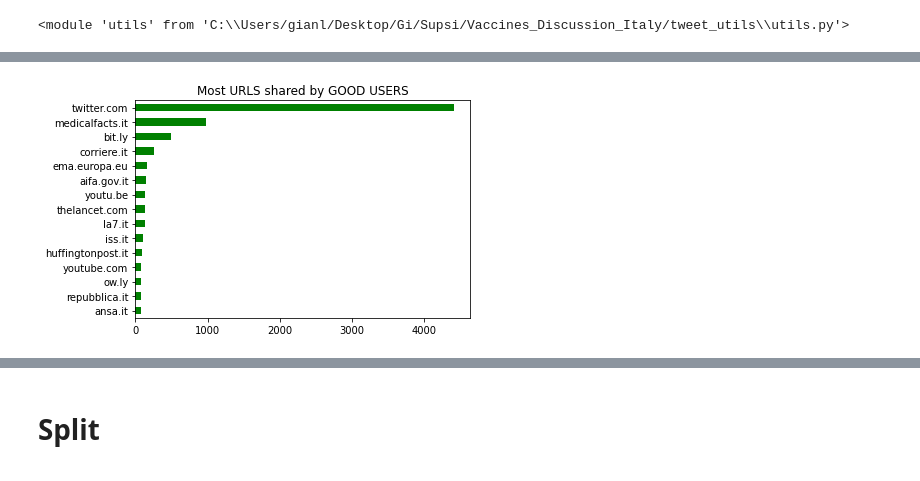
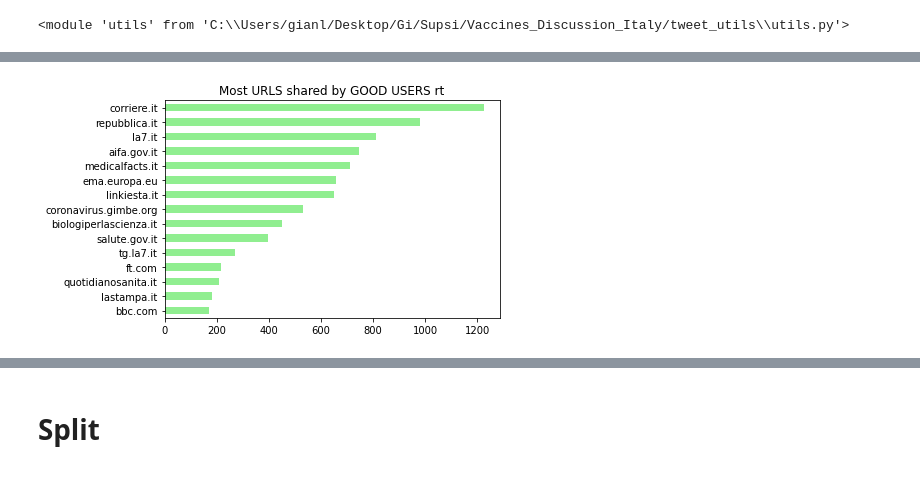
Before and after one commit to gi-ux/Vaccines_Discussion_Italy, a Jupyter notebook: Laura/10.Good_Vs_Bad.ipynb, the cells around one changed output, grey strips where cells are left out. Drawn from its saved outputs; the diff is of its cells as text; code cells hidden in the pictures.

```diff
--- a/Laura/10.Good_Vs_Bad.ipynb
+++ b/Laura/10.Good_Vs_Bad.ipynb
@@ -166,9 +185,16 @@ importlib.reload(utils)
 # %%
 x = utils.extract_domain_list(good_activities)
 good_urls = []
+lst_not_plot = ["twitter.com", "bit.ly", "ow.ly"]
 cont = 0
 for i in x:
     if i != []:
         for j in i:
-            if ("twitter" in j) | (bit)
-            good_urls.append(j)
+            if (j not in lst_not_plot):
+                good_urls.append(j)
+val = pd.Series(good_urls).value_counts().sort_values(ascending=False)
+fig = plt.figure()
+ax = val[:15].plot(kind='barh', color='green')
+ax.set_title('Most URLS shared by GOOD USERS')
+ax.invert_yaxis()
+plt.show()
@@ -175,9 +203,17 @@ for i in x:
 # %%
+x = utils.extract_domain_list(rt_in_good)
+good_urls = []
+cont = 0
+for i in x:
+    if i != []:
+        for j in i:
+            if (j not in lst_not_plot):
+                good_urls.append(j)
 val = pd.Series(good_urls).value_counts().sort_values(ascending=False)
 fig = plt.figure()
-ax = val[:15].plot(kind='barh', color='green')
-ax.set_title('Most URLS shared by GOOD USERS')
+ax = val[:15].plot(kind='barh', color='lightgreen')
+ax.set_title('Most URLS shared by GOOD USERS rt')
 ax.invert_yaxis()
 plt.show()
 # %% [output]
-[figure, old version]
+[figure, new version]
```
Also changed, not shown: parts of 12 cells of this notebook, 5 other files.
